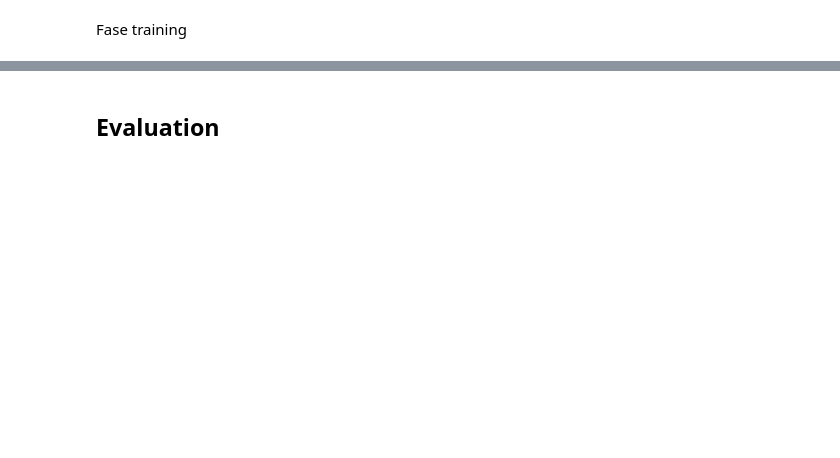
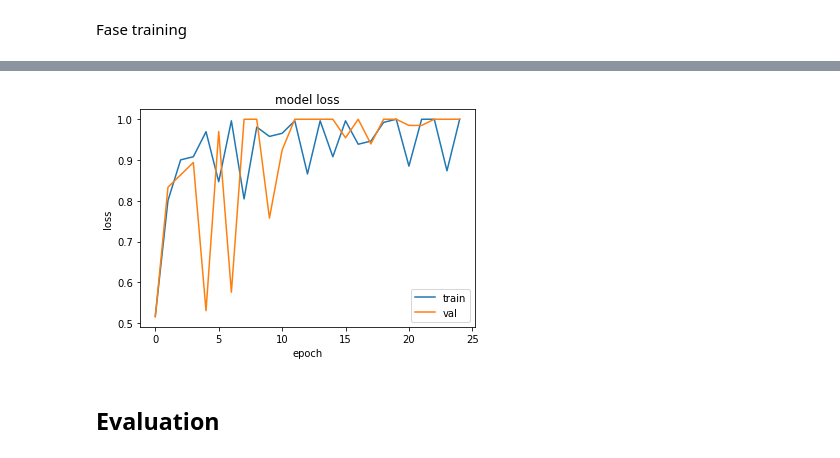
Before and after one commit to DragoneKTM/Digital-signal-and-image-processing, a Jupyter notebook: DSIM_people_identification.ipynb, the cells around one changed output, grey strips where cells are left out. Saved outputs shown, nothing was run; the diff lists cells and outputs as text; code cells hidden in the pictures; blank space fills up the shorter version.

```diff
--- a/DSIM_people_identification.ipynb
+++ b/DSIM_people_identification.ipynb
@@ -186,14 +188,11 @@ Crezione architettura e aggiunta ulteriore Data augmentation
 # %%
 inputs = keras.Input(shape=(224, 224, 3))
 x = inputs
-# Data augmentation
-#x = keras.layers.RandomFlip(mode = "horizontal")
-#x = keras.layers.RandomContrast(factor=(0.9, 1.1))
 
 # preprocessing dell'immagine ottimizzata per efficientnet
 x = applications.efficientnet.preprocess_input(x)
 x = base_net(x)
-x = keras.layers.Dense(1024, activation='relu')(x)
+x = keras.layers.Dense(1024, activation='relu', kernel_regularizer=l2(0.001))(x)
 
 outputs = keras.layers.Dense(3, activation='softmax')(x)
 # %%
@@ -206,8 +205,8 @@ net.compile(loss=keras.losses.categorical_crossentropy, optimizer=keras.optimize
 X_train = np.array(X_train)
 X_test = np.array(X_test)
 # %%
-checkpoint = ModelCheckpoint("./models", monitor='val_accuracy', verbose=1, save_best_only=True, mode='max')
-callbacks_list = [checkpoint]
-history = net.fit(x=X_train, y=y_train, epochs=25, batch_size=32, validation_split=0.2, verbose=1, callbacks=callbacks_list);
+"""checkpoint = ModelCheckpoint("./models", monitor='val_accuracy', verbose=1, save_best_only=True, mode='max')
+callbacks_list = [checkpoint]"""
+history = net.fit(x=X_train, y=y_train, epochs=25, validation_split=0.2, verbose=1);
 # %% [output]
 Epoch 1/25
@@ -230,3 +229,14 @@ Epoch 25: val_accuracy did not improve from 0.94175
+# %%
+#plot the viz of train and val error
+plt.plot(history.history['accuracy'])
+plt.plot(history.history['val_accuracy'])
+plt.title('model loss')
+plt.ylabel('loss')
+plt.xlabel('epoch')
+plt.legend(['train', 'val'], loc='lower right')
+plt.show()
+# %% [output]
+[figure, added]
 # %% [markdown]
 ## Evaluation
 # %%
```
Also changed, not shown: parts of 15 cells of this notebook.
